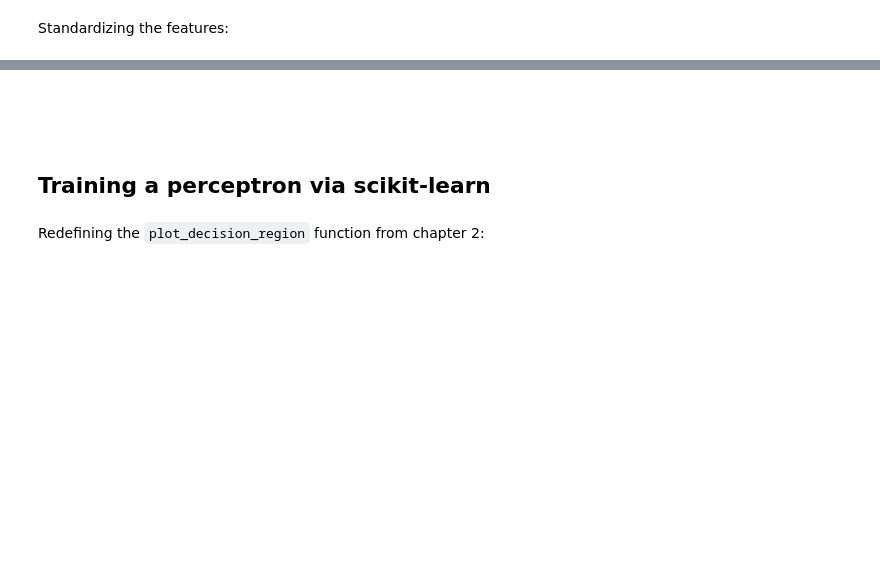
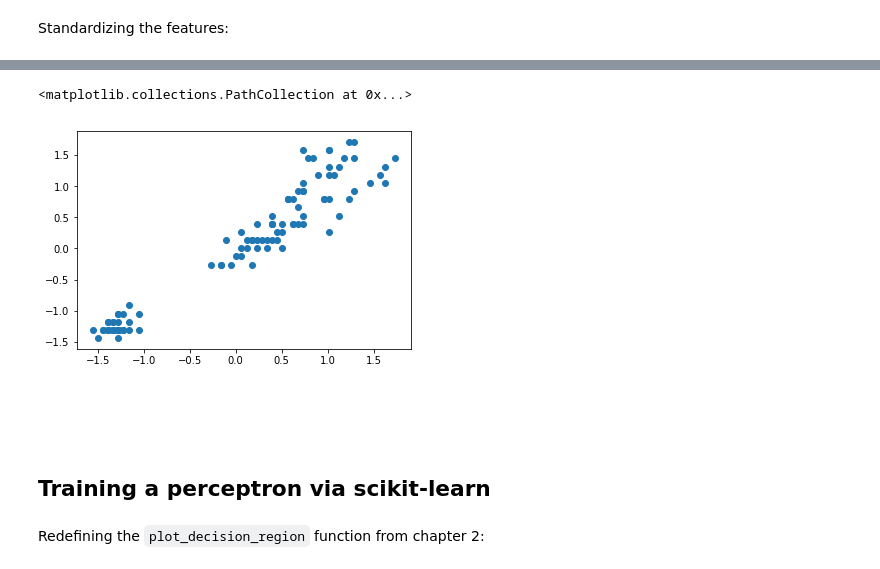
Before and after one commit to HassanDayoub/Machine-Learning, a Jupyter notebook: 4- Sikit-Learn/Scikit-Learn.ipynb, the cells around one changed output, grey strips where cells are left out. Saved outputs shown, nothing was run; the diff lists cells and outputs as text; code cells hidden in the pictures; blank space fills up the shorter version.

```diff
--- a/4- Sikit-Learn/Scikit-Learn.ipynb
+++ b/4- Sikit-Learn/Scikit-Learn.ipynb
@@ -113,3 +146,6 @@ sc = StandardScaler()
 sc.fit(X_train)
 X_train_std = sc.transform(X_train)
 X_test_std = sc.transform(X_test)
+# %%
+df1 = pd.DataFrame(X_train_std)
+df1.describe()
@@ -116,3 +162,8 @@ X_test_std = sc.transform(X_test)
+# %%
+plt.scatter(df1[0],df1[1])
+# %% [output]
+<matplotlib.collections.PathCollection at 0x...>
+[figure, added]
 # %% [markdown]
 <br>
 <br>
```
Also changed, not shown: parts of 16 cells of this notebook.
